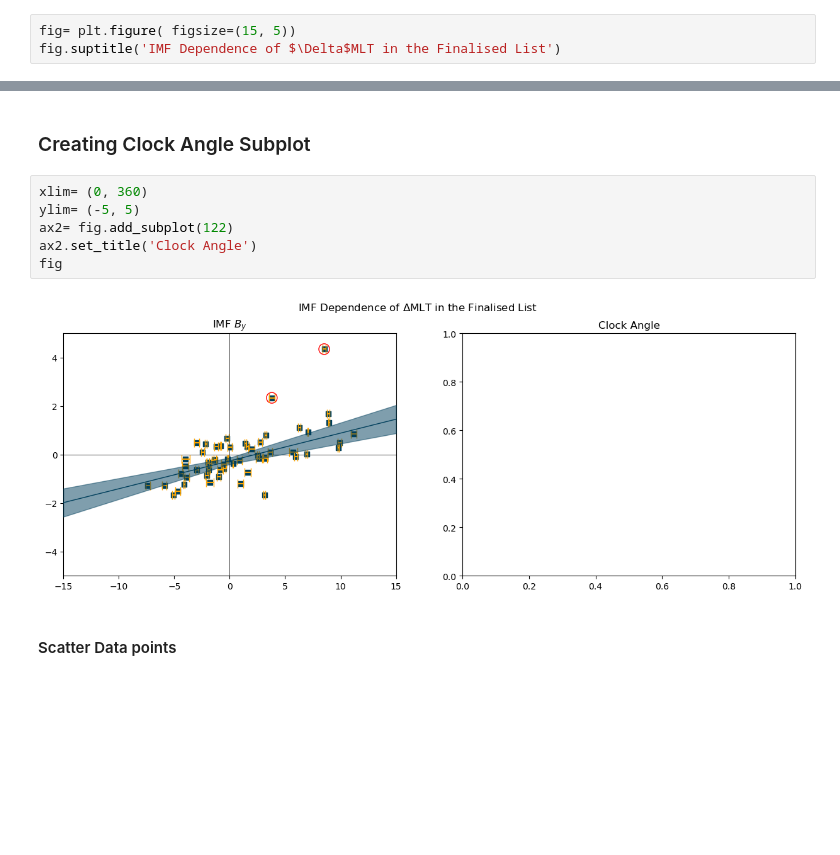
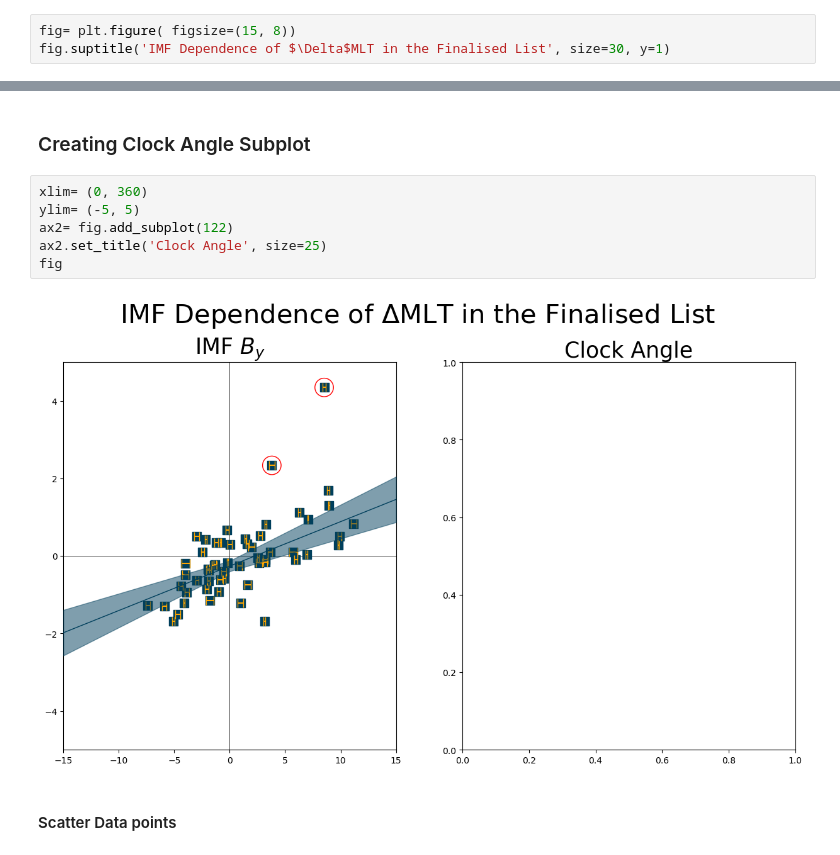
Before and after one commit to 08walkersj/Substorm_Onset_Conjugate_Displacement, a Jupyter notebook: Paper_Figures/Figure7_MLTFit.ipynb, the cells around one changed output, grey strips where cells are left out. Drawn from its saved outputs; the diff is of its cells as text; blank space fills up the shorter version.

```diff
--- a/Paper_Figures/Figure7_MLTFit.ipynb
+++ b/Paper_Figures/Figure7_MLTFit.ipynb
@@ -91,6 +90,6 @@ ylim= (-5, 5)
 # %% [markdown]
 ### Creating Figure
 # %%
-fig= plt.figure( figsize=(15, 5))
-fig.suptitle('IMF Dependence of $\Delta$MLT in the Finalised List')
+fig= plt.figure( figsize=(15, 8))
+fig.suptitle('IMF Dependence of $\Delta$MLT in the Finalised List', size=30, y=1)
 # %% [output]
@@ -163,11 +162,11 @@ fig
 # %%
 xlim= (0, 360)
 ylim= (-5, 5)
 ax2= fig.add_subplot(122)
-ax2.set_title('Clock Angle')
+ax2.set_title('Clock Angle', size=25)
 fig
 # %% [output]
-[figure, old version]
+[figure, new version]
 # %% [markdown]
 #### Scatter Data points
 # %%
```
Also changed, not shown: parts of 18 cells of this notebook.
